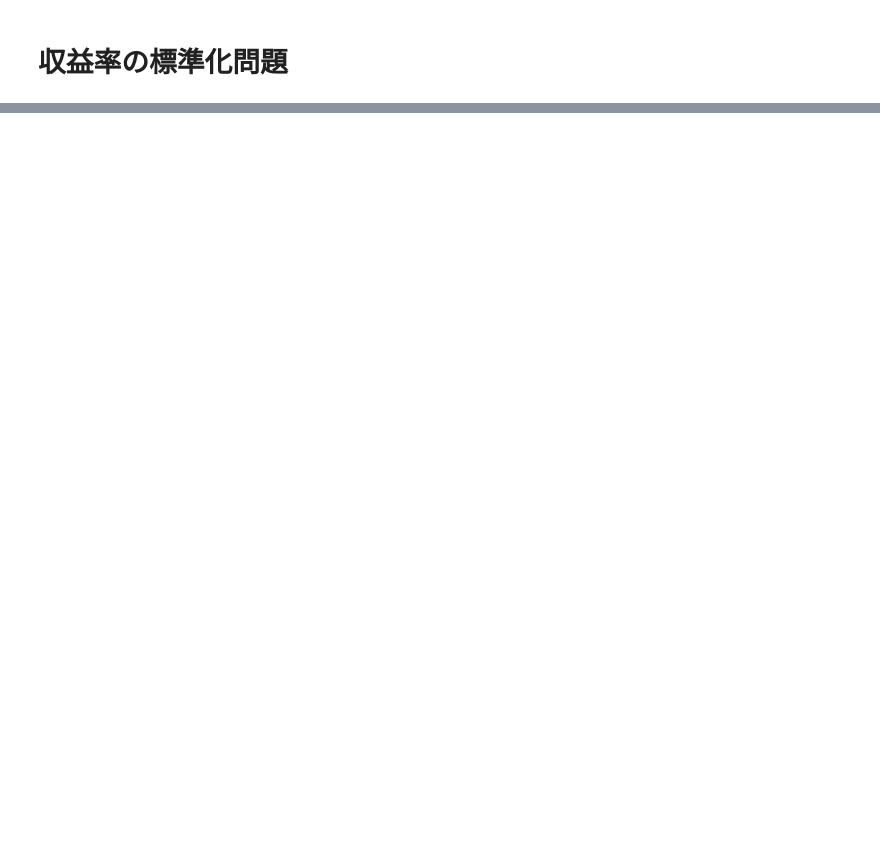
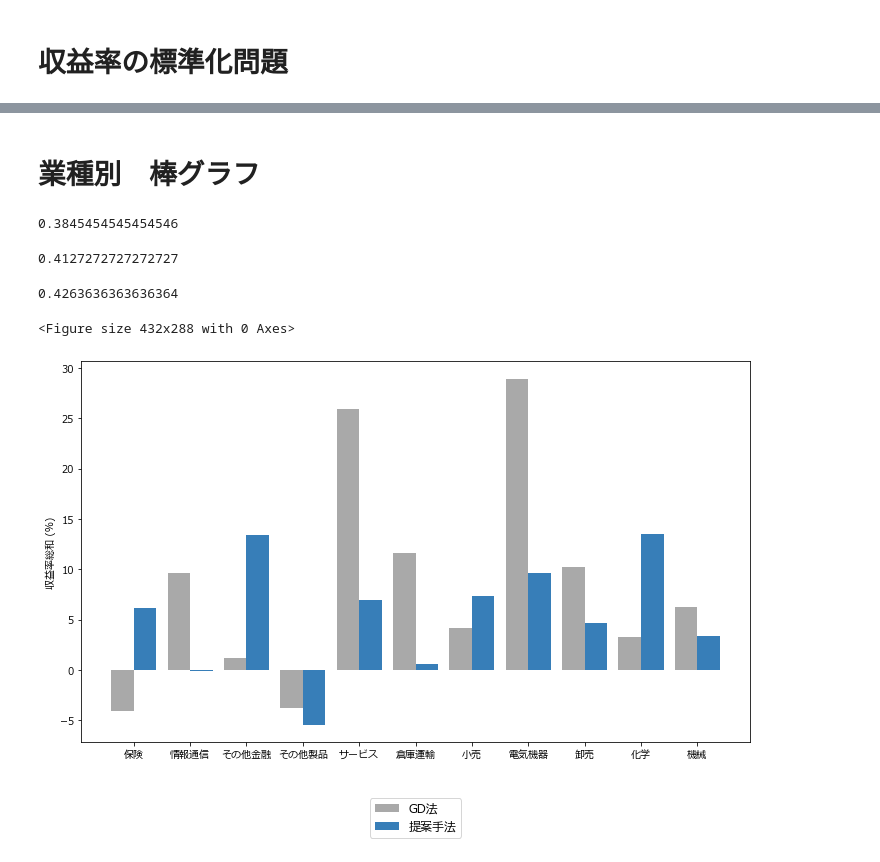
Before and after one commit to yodarjeering/New_XGB, a Jupyter notebook: Kenkyu.ipynb, the cells around one changed output, grey strips where cells are left out. Cells and saved outputs as stored; diff of their text form; code cells hidden in the pictures; blank space fills up the shorter version.

```diff
--- a/Kenkyu.ipynb
+++ b/Kenkyu.ipynb
@@ -803,0 +1185,54 @@ std pr  : 4.842042544216232
+# %% [markdown]
+# 業種別　棒グラフ
+# %%
+# Grup 1 平均精度
+(0.38 + 0.45 + 0.35 + 0.38 + 0.44 + 0.38 + 0.37 + 0.35 + 0.33 + 0.43 + 0.37)/11
+# %% [output]
+0.3845454545454546
+# %%
+# Group 2
+(0.44 + 0.40 + 0.46 + 0.40 + 0.37 + 0.43 + 0.42 + 0.36 + 0.40 + 0.43 + 0.43)/11
+# %% [output]
+0.4127272727272727
+# %%
+# Group 3
+(0.39 + 0.42 + 0.41 + 0.35 + 0.47 + 0.48 + 0.43 + 0.44 + 0.46 + 0.44 + 0.40)/11
+# %% [output]
+0.4263636363636364
+# %%
+# pr_list = [17.87,-5.49,11.27,16.76,5.01,6.31,-0.77,4.68,1.80,7.90,18.90]
+# pr_list_ts = [0.34,13.44,1.03,-0.15,3.25,-0.63,-0.73,-4.78,-0.49,-6.27,-6.66]
+
+# pr_list = [9.06,3.89,4.24,4.03,14.81,6.99,30.07,5.41,0.77,14.07,2.54]
+# pr_list_ts = [1.28,-3.32,10.94,3.77,-0.71,10.70,5.46,2.97,14.27,-9.50,28.69]
+
+pr_list = [6.12,-0.11,13.39,-5.44,6.91,0.61,7.32,9.58,4.68,13.48,3.32]
+pr_list_ts = [-4.12,9.66,1.20,-3.82,25.92,11.59,4.15,28.93,10.25,3.29,6.26]
+
+height1 = pr_list_ts.copy()
+height2 = pr_list.copy()
+
+
+left = np.arange(len(height1))  # numpyで横軸を設定
+
+# labels = ['繊維','陸運','鉱業','銀行業','食料品','鉄鋼','空運','電気ガス','農林水産業','石油石炭','ゴム']
+# labels = ['建設','証券先物','不動産','非金属','パルプ紙','金属','医薬品','海運','ガラス土石','輸送用機器','精密機器']
+labels = ['保険','情報通信','その他金融','その他製品','サービス','倉庫運輸','小売','電気機器','卸売','化学','機械']
+
+
+width = 0.4
+plt.clf()
+fig, ax = plt.subplots(figsize=(12, 7), facecolor="w")
+ax.bar(left, height1, color='darkgray', width=width, align='center',label='GD法')
+ax.bar(left+width, height2, color='#377eb8', width=width, align='center',label='提案手法')
+
+plt.xticks(left + width/2, labels)
+# ax.set_xlabel(key)
+ax.set_ylabel("収益率総和 (%)")
+ax.legend(bbox_to_anchor=(0.5, -0.2), loc='center',fontsize=12)
+# ax.set_xticks(labels)
+
+plt.show()
+# %% [output]
+<Figure size 432x288 with 0 Axes>
+[figure, added]
```
Also changed, not shown: parts of 35 cells of this notebook.
